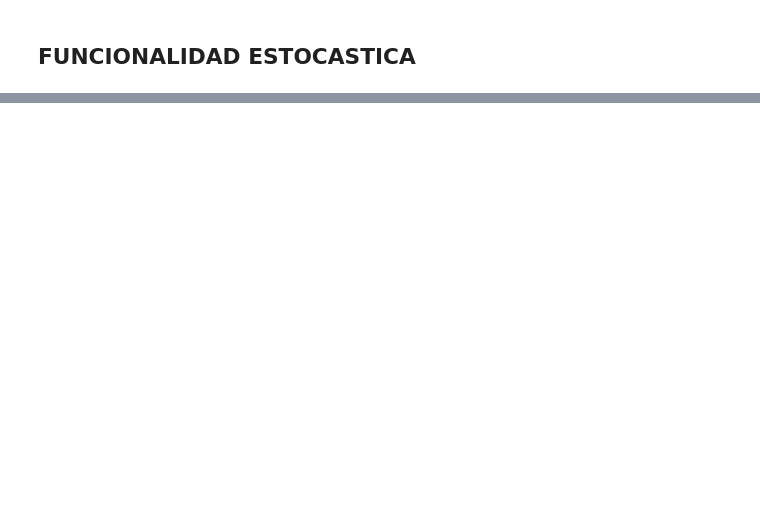
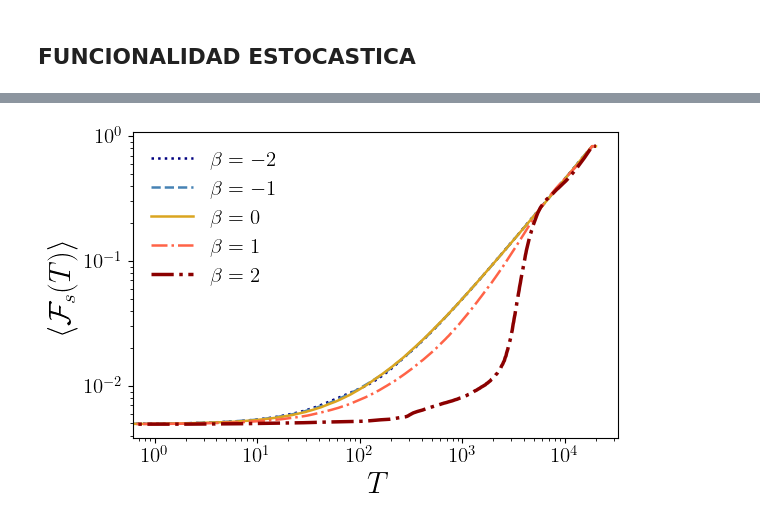
Before and after one commit to khernandezl048/Kuramoto-Redes, a Jupyter notebook: Simulacion/Reparacion_Kuramoto/Graficas_Reparacion.ipynb, the cells around one changed output, grey strips where cells are left out. Cells and saved outputs as stored; diff of their text form; code cells hidden in the pictures; blank space fills up the shorter version.

```diff
--- a/Simulacion/Reparacion_Kuramoto/Graficas_Reparacion.ipynb
+++ b/Simulacion/Reparacion_Kuramoto/Graficas_Reparacion.ipynb
@@ -100,0 +108,51 @@ plt.show()
+# %%
+# 1. Cargar datos
+avg_repair_1 = np.load('F_Estocastica.npy', allow_pickle=True).item()
+avg_repair_2 = np.load('F_Estocastica2.npy', allow_pickle=True).item()
+
+avg_repair = {**avg_repair_1, **avg_repair_2}
+
+# 3. Parámetros
+T_repair = 20000
+t_repair = np.arange(T_repair + 1)
+
+betas = np.array([-2, -1, 0, 1, 2])
+
+# 4. Configuración visual
+beta_config = {
+    -2: ("Muy débiles primero", "navy", ":", 1.8),
+    -1: ("Débiles primero",     "steelblue", "--", 1.8),
+     0: ("Uniforme",            "goldenrod", "-", 1.8),
+     1: ("Fuertes primero",     "tomato", "-.", 1.8),
+     2: ("Muy fuertes primero", "darkred", "-.", 2.5)
+}
+
+
+plt.figure(figsize=(6, 4), facecolor="white")
+for b in betas:
+    label, color, style, lw = beta_config[b]
+
+    plt.loglog(
+        t_repair,
+        avg_repair[b],
+        linestyle=style,
+        color=color,
+        linewidth=lw,
+        label=rf"$\beta = {b:.0f}$"
+    )
+
+
+plt.xlabel(r"$T$", fontsize=22)
+plt.ylabel(r"$\left\langle \mathcal{F}_s(T) \right\rangle$", fontsize=22)
+plt.xticks(fontsize=15)
+plt.yticks(fontsize=15)
+plt.legend(loc='upper left', frameon=False, fontsize=15)
+
+
+plt.tight_layout()
+
+savefig_name='Funcionalidad_beta.pdf'
+plt.savefig(savefig_name,bbox_inches="tight")
+plt.show()
+# %% [output]
+[figure, added]
```
Also changed, not shown: parts of 5 cells of this notebook, 3 other files.
